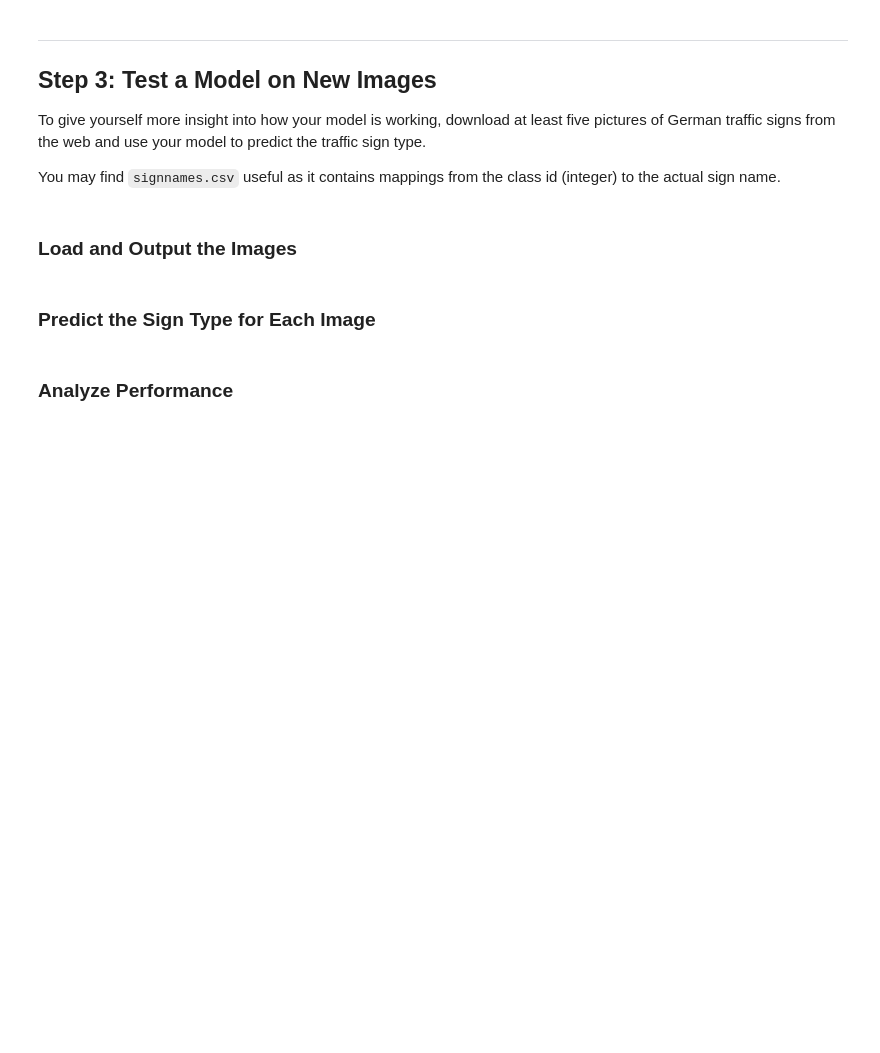
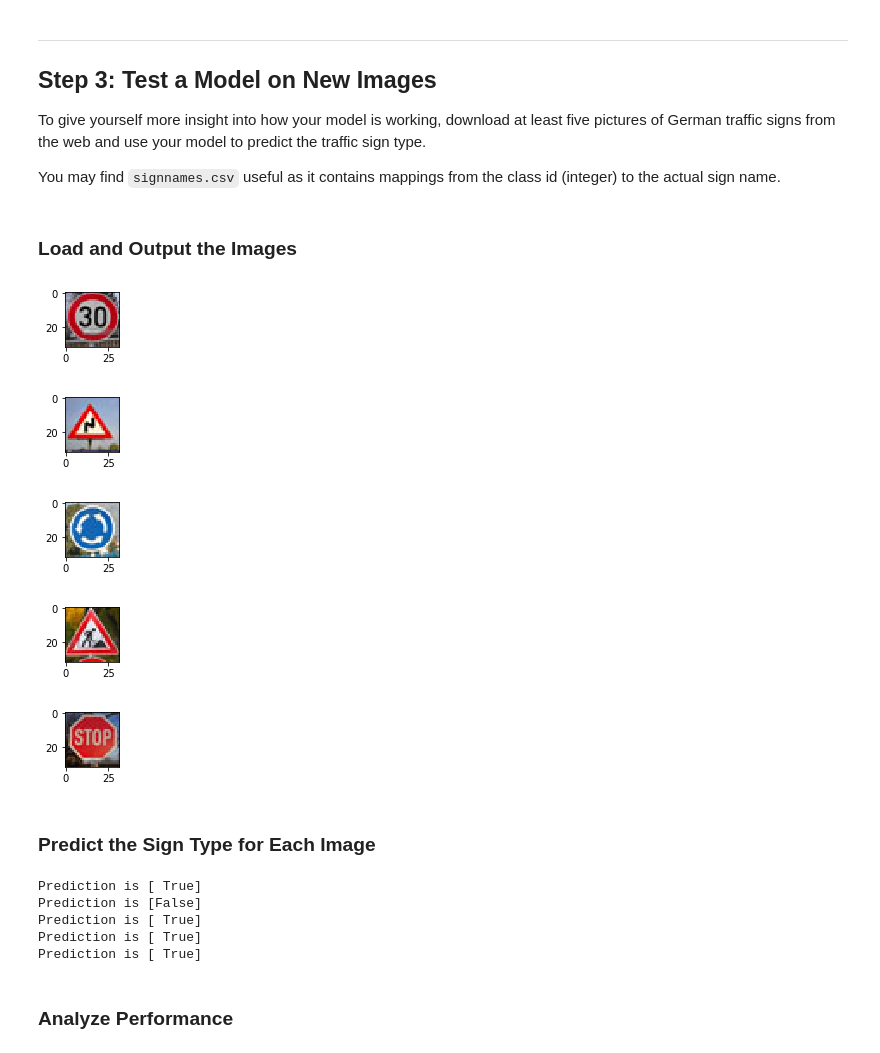
Before and after one commit to GaylouM/CarND-Traffic-Sign-Classifier-Project, a Jupyter notebook: Traffic_Sign_Classifier.ipynb, the cells around one changed output. Saved outputs shown, nothing was run; the diff lists cells and outputs as text; code cells hidden in the pictures; blank space fills up the shorter version.

```diff
--- a/Traffic_Sign_Classifier.ipynb
+++ b/Traffic_Sign_Classifier.ipynb
@@ -399,2 +315,32 @@ You may find `signnames.csv` useful as it contains mappings from the class id (i
+# %%
+import matplotlib.pyplot as plt
+import matplotlib.image as mpimg
+# Visualizations will be shown in the notebook.
+%matplotlib inline
+
+image1 = mpimg.imread('./traffic_signs_images/459381023_2.jpg')
+image2 = mpimg.imread('./traffic_signs_images/double-curve.jpg')
+image3 = mpimg.imread('./traffic_signs_images/roundabout.jpg')
+image4 = mpimg.imread('./traffic_signs_images/construction_2.jpg')
+image5 = mpimg.imread('./traffic_signs_images/Sans_titre_1.jpg')
+
+X_test = [image1, image2, image3, image4, image5]
+y_test = [1, 21, 40, 25, 14]
+
+def displayImage(image):
+    plt.figure(figsize=(1,1))
+    plt.imshow(image)
+# %%
+displayImage(X_test[0])
+displayImage(X_test[1])
+displayImage(X_test[2])
+displayImage(X_test[3])
+displayImage(X_test[4])
+# %% [output]
+[figure, added]
+[figure, added]
+[figure, added]
+[figure, added]
+[figure, added]
 # %% [markdown]
 ### Predict the Sign Type for Each Image
@@ -405,2 +355,14 @@ You may find `signnames.csv` useful as it contains mappings from the class id (i
+# %%
+predict(X_test[0], y_test[0])
+predict(X_test[1], y_test[1])
+predict(X_test[2], y_test[2])
+predict(X_test[3], y_test[3])
+predict(X_test[4], y_test[4])
+# %% [output]
+Prediction is [ True]
+Prediction is [False]
+Prediction is [ True]
+Prediction is [ True]
+Prediction is [ True]
 # %% [markdown]
 ### Analyze Performance
```
Also changed, not shown: parts of 13 cells of this notebook.
